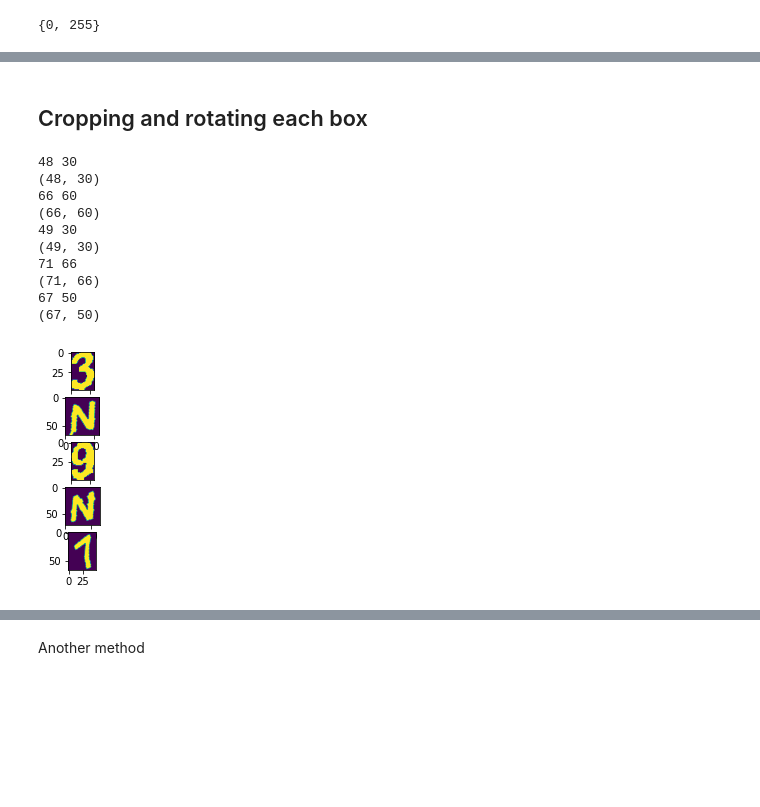
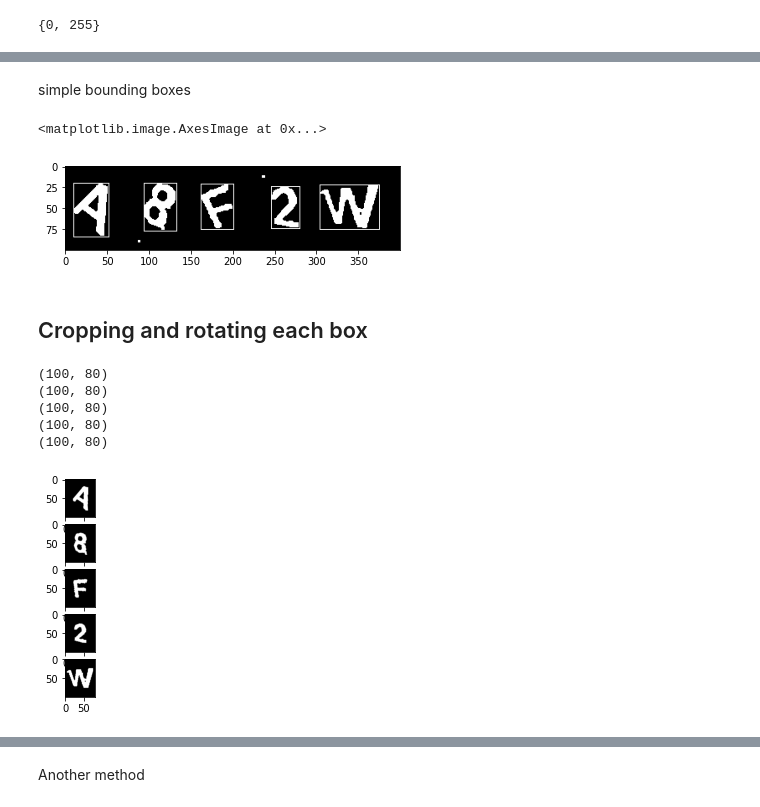
Before and after one commit to srijansingh53/captcha_breaker, a Jupyter notebook: preprocessing.ipynb, the cells around one changed output, grey strips where cells are left out. Drawn from its saved outputs; the diff is of its cells as text; code cells hidden in the pictures; blank space fills up the shorter version.

```diff
--- a/preprocessing.ipynb
+++ b/preprocessing.ipynb
@@ -134,7 +138,7 @@ for file in files:
 # %%
 os.chdir('/content/drive/My Drive/project_captcha/dataset/processed')
 # %%
-im = cv2.imread('4_3N9N7.jpg',0)
+im = cv2.imread('57_A8F2W.jpg',0)
 plt.imshow(im, cmap='gray')
 # %% [output]
 <matplotlib.image.AxesImage at 0x...>
@@ -219,3 +223,14 @@ plt.imshow(image_copy,cmap='gray')
+# %% [markdown]
+simple bounding boxes
+# %%
+for cnt in good_cnts:
+    x,y,w,h = cv2.boundingRect(cnt)
+    cv2.rectangle(image_copy,(x,y),(x+w,y+h),(255),1)
+
+plt.imshow(image_copy,cmap='gray')
+# %% [output]
+<matplotlib.image.AxesImage at 0x...>
+[figure, added]
 # %% [markdown]
 
 ## Cropping and rotating each box
@@ -264,38 +279,53 @@ def crop_rect(img, rect):
     img_crop = cv2.getRectSubPix(img, size, center)
     # plt.imshow(img_crop,cmap='gray')
     return img_crop, img_rot
+# %%
+def padding(im,exp_size=(100,80)):
+    exp_height, exp_width = exp_size
+    height, width = im.shape[0], im.shape[1]
+
+    del_ht = exp_height-height
+    del_wd = exp_width-width
+
+    pad_top = del_ht//2
+    pad_bottom = del_ht - pad_top
+
+    pad_left = del_wd//2
+    pad_right = del_wd - pad_left
+
+    img_padded = cv2.copyMakeBorder(im, pad_top, pad_bottom, pad_left, pad_right, cv2.BORDER_CONSTANT, value=0)
+    print(img_padded.shape)
+    return img_padded
 # %%
 fig, axs = plt.subplots(5)
 i=0
+letters = []
 for cnt in good_cnts:
     box, angle = get_mini_boxes(cnt)
     box = np.int0(box)
     # print(box)
 
     origin_x = min(box[0][0],box[1][0],box[2][0],box[3][0])
     origin_y = min(box[0][1],box[1][1],box[2][1],box[3][1])
     # print(origin_x,origin_y)
     max_x = max(box[0][0],box[1][0],box[2][0],box[3][0])
     max_y = max(box[0][1],box[1][1],box[2][1],box[3][1])
     # print(max_x,max_y)
 
     width = max_x - origin_x
     height = max_y - origin_y
     centre = (width/2, height/2)
     rect = (centre,(height, width),(angle))
     img = thresh_inv[origin_y:max_y, origin_x:max_x]
     img_crop, img_rot = crop_rect(img,rect)
-    axs[i].imshow(img_rot)
+    img_padded = padding(img_rot)
+    axs[i].imshow(img_padded, cmap='gray')
+    letters.append(img_padded)
     i=i+1
 # %% [output]
-48 30
-(48, 30)
-66 60
-(66, 60)
-49 30
-(49, 30)
-71 66
-(71, 66)
-67 50
-(67, 50)
+(100, 80)
+(100, 80)
+(100, 80)
+(100, 80)
+(100, 80)
-[figure, old version]
+[figure, new version]
```
Also changed, not shown: parts of 12 cells of this notebook.
